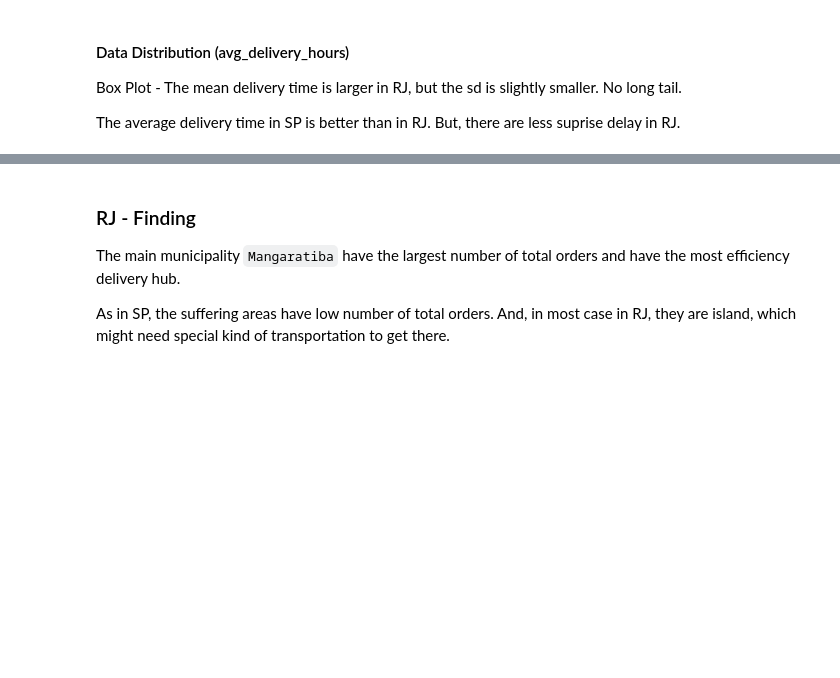
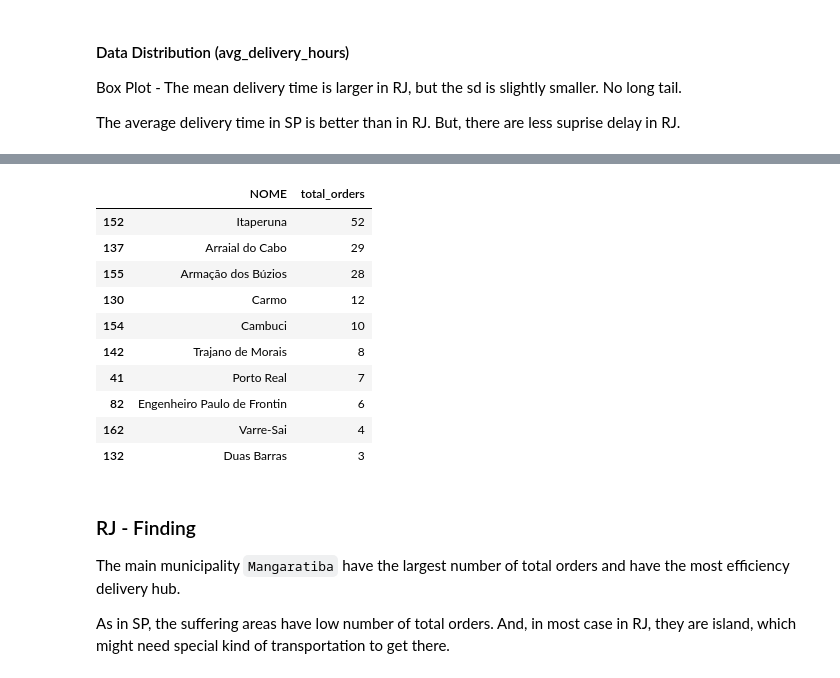
Before and after one commit to yunwe/olist-logistics-efficiency, a Jupyter notebook: notebooks/sp_rj.ipynb, the cells around one changed output, grey strips where cells are left out. Cells and saved outputs as stored; diff of their text form; code cells hidden in the pictures; blank space fills up the shorter version.

```diff
--- a/notebooks/sp_rj.ipynb
+++ b/notebooks/sp_rj.ipynb
@@ -324,3 +380,18 @@ display(m_rj)
+# %%
+highlight = highlight.sort_values(by='total_orders', ascending=False)
+highlight[['NOME', 'total_orders']].head(10)
+# %% [output]
+|  | NOME | total_orders |
+| 152 | Itaperuna | 52 |
+| 137 | Arraial do Cabo | 29 |
+| 155 | Armação dos Búzios | 28 |
+| 130 | Carmo | 12 |
+| 154 | Cambuci | 10 |
+| 142 | Trajano de Morais | 8 |
+| 41 | Porto Real | 7 |
+| 82 | Engenheiro Paulo de Frontin | 6 |
+| 162 | Varre-Sai | 4 |
+| 132 | Duas Barras | 3 |
 # %% [markdown]
 ### RJ - Finding
 The main municipality `Mangaratiba` have the largest number of total orders and have the most efficiency delivery hub.
```
Also changed, not shown: parts of 10 cells of this notebook, 1 other file.
